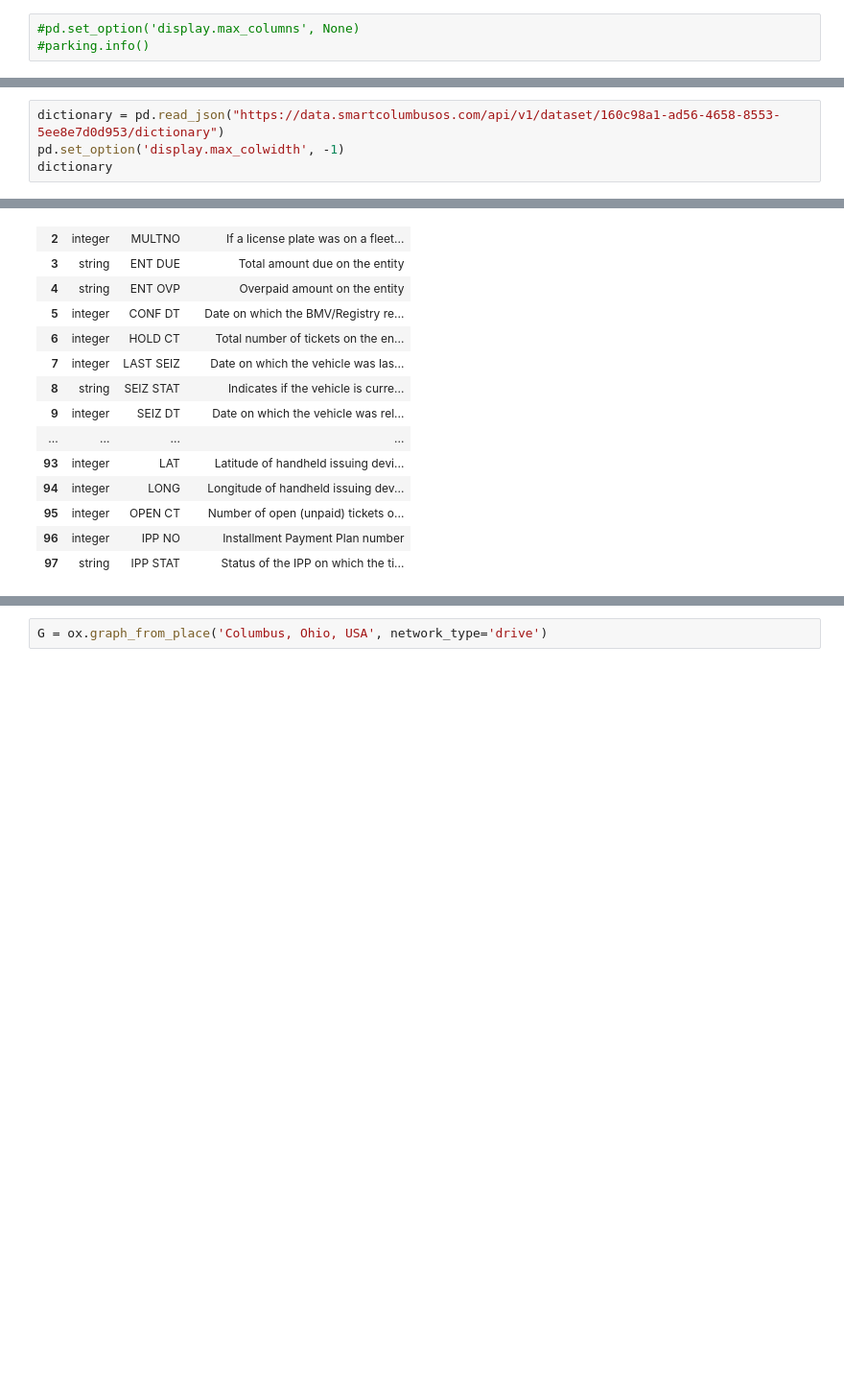
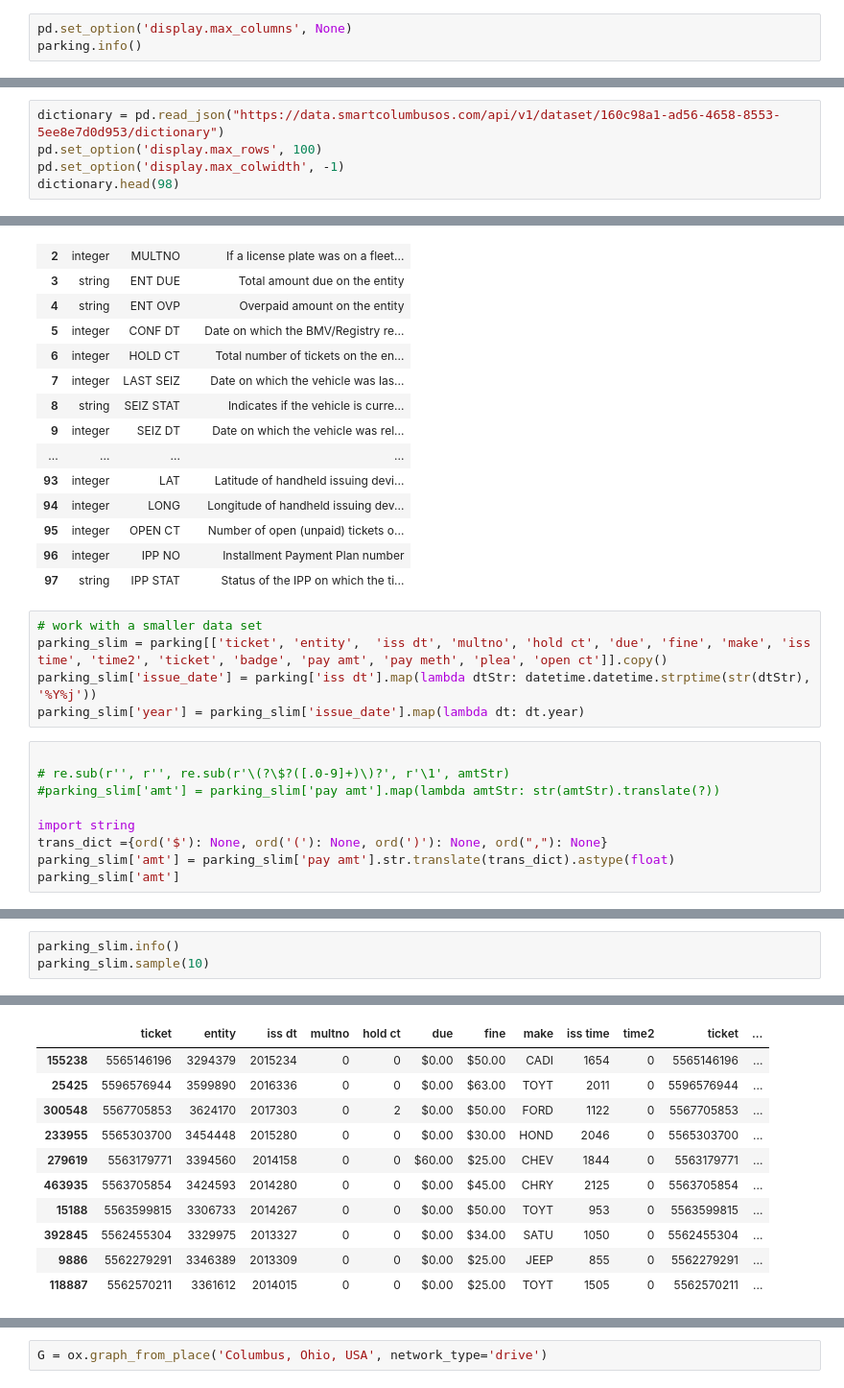
Before and after one commit to osofariu/cmh-parking-tickets, a Jupyter notebook: notebooks/Cmh_Parking_Violation.ipynb, the cells around one changed output, grey strips where cells are left out. Shown at 96% size. Drawn from its saved outputs; the diff is of its cells as text; blank space fills up the shorter version.

```diff
--- a/notebooks/Cmh_Parking_Violation.ipynb
+++ b/notebooks/Cmh_Parking_Violation.ipynb
@@ -20,5 +21,5 @@ This dataset covers the parking violations identified by Parking Enforcement Off
 # %%
 parking = pd.read_csv("../data/raw/160c98a1-ad56-4658-8553-5ee8e7d0d953.csv.gz", compression = 'gzip', low_memory = False)
 # %%
-#pd.set_option('display.max_columns', None)
-#parking.info()
+pd.set_option('display.max_columns', None)
+parking.info()
@@ -25,7 +44,8 @@ parking = pd.read_csv("../data/raw/160c98a1-ad56-4658-8553-5ee8e7d0d953.csv.gz",
 # %%
 dictionary = pd.read_json("https://data.smartcolumbusos.com/api/v1/dataset/160c98a1-ad56-4658-8553-5ee8e7d0d953/dictionary")
+pd.set_option('display.max_rows', 100)
 pd.set_option('display.max_colwidth', -1)
-dictionary
+dictionary.head(98)
 # %% [output]
 |  | type | name | description |
 | 0 | integer | ENTITY | Unique system-generated number to... |
@@ -44,3 +64,17 @@ dictionary
 | 95 | integer | OPEN CT | Number of open (unpaid) tickets o... |
 | 96 | integer | IPP NO | Installment Payment Plan number |
 | 97 | string | IPP STAT | Status of the IPP on which the ti... |
+# %%
+# work with a smaller data set
+parking_slim = parking[['ticket', 'entity',  'iss dt', 'multno', 'hold ct', 'due', 'fine', 'make', 'iss time', 'time2', 'ticket', 'badge', 'pay amt', 'pay meth', 'plea', 'open ct']].copy()
+parking_slim['issue_date'] = parking['iss dt'].map(lambda dtStr: datetime.datetime.strptime(str(dtStr), '%Y%j'))
+parking_slim['year'] = parking_slim['issue_date'].map(lambda dt: dt.year)
+# %%
+
+# re.sub(r'', r'', re.sub(r'\(?\$?([.0-9]+)\)?', r'\1', amtStr)
+#parking_slim['amt'] = parking_slim['pay amt'].map(lambda amtStr: str(amtStr).translate(?))
+
+import string
+trans_dict ={ord('$'): None, ord('('): None, ord(')'): None, ord(","): None}
+parking_slim['amt'] = parking_slim['pay amt'].str.translate(trans_dict).astype(float)
+parking_slim['amt']
@@ -46,0 +94,4 @@ dictionary
+# %%
+parking_slim.info()
+parking_slim.sample(10)
+# %% [output]
@@ -46,0 +115,11 @@ dictionary
+|  | ticket | entity | iss dt | multno | hold ct | due | fine | make | iss time | time2 | ticket | ... |
+| 155238 | 5565146196 | 3294379 | 2015234 | 0 | 0 | $0.00 | $50.00 | CADI | 1654 | 0 | 5565146196 | ... |
+| 25425 | 5596576944 | 3599890 | 2016336 | 0 | 0 | $0.00 | $63.00 | TOYT | 2011 | 0 | 5596576944 | ... |
+| 300548 | 5567705853 | 3624170 | 2017303 | 0 | 2 | $0.00 | $50.00 | FORD | 1122 | 0 | 5567705853 | ... |
+| 233955 | 5565303700 | 3454448 | 2015280 | 0 | 0 | $0.00 | $30.00 | HOND | 2046 | 0 | 5565303700 | ... |
+| 279619 | 5563179771 | 3394560 | 2014158 | 0 | 0 | $60.00 | $25.00 | CHEV | 1844 | 0 | 5563179771 | ... |
+| 463935 | 5563705854 | 3424593 | 2014280 | 0 | 0 | $0.00 | $45.00 | CHRY | 2125 | 0 | 5563705854 | ... |
+| 15188 | 5563599815 | 3306733 | 2014267 | 0 | 0 | $0.00 | $50.00 | TOYT | 953 | 0 | 5563599815 | ... |
+| 392845 | 5562455304 | 3329975 | 2013327 | 0 | 0 | $0.00 | $34.00 | SATU | 1050 | 0 | 5562455304 | ... |
+| 9886 | 5562279291 | 3346389 | 2013309 | 0 | 0 | $0.00 | $25.00 | JEEP | 855 | 0 | 5562279291 | ... |
+| 118887 | 5562570211 | 3361612 | 2014015 | 0 | 0 | $0.00 | $25.00 | TOYT | 1505 | 0 | 5562570211 | ... |
```
Also changed, not shown: parts of 10 cells of this notebook.
